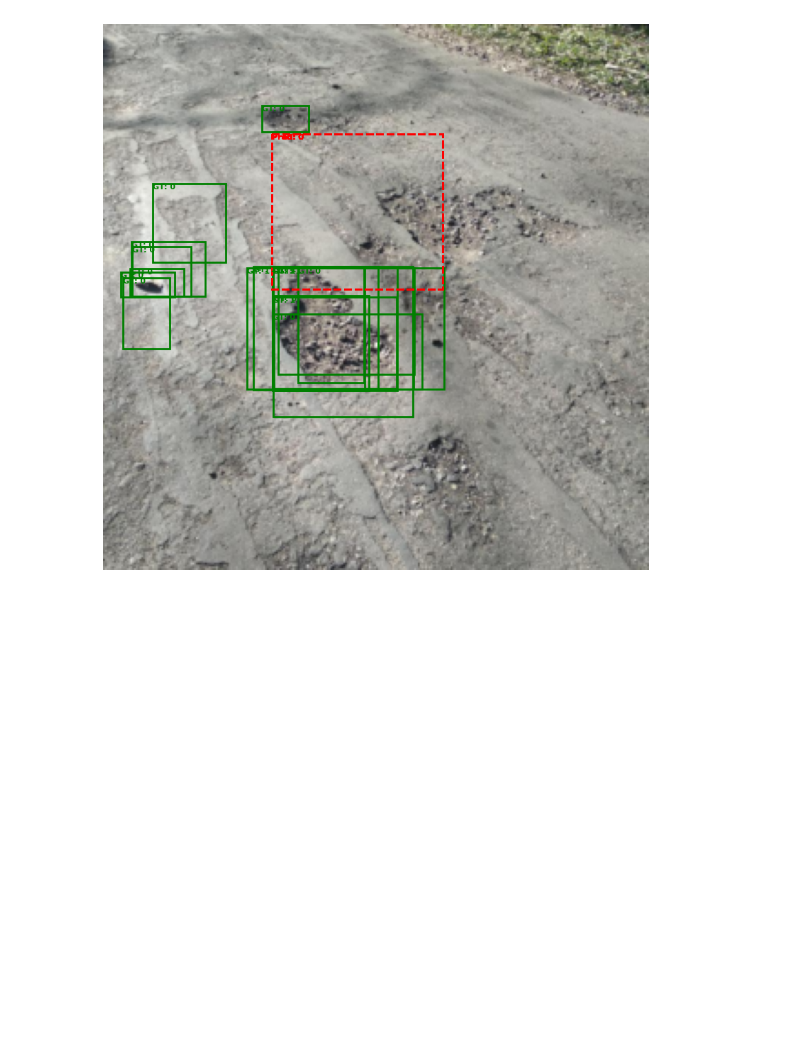
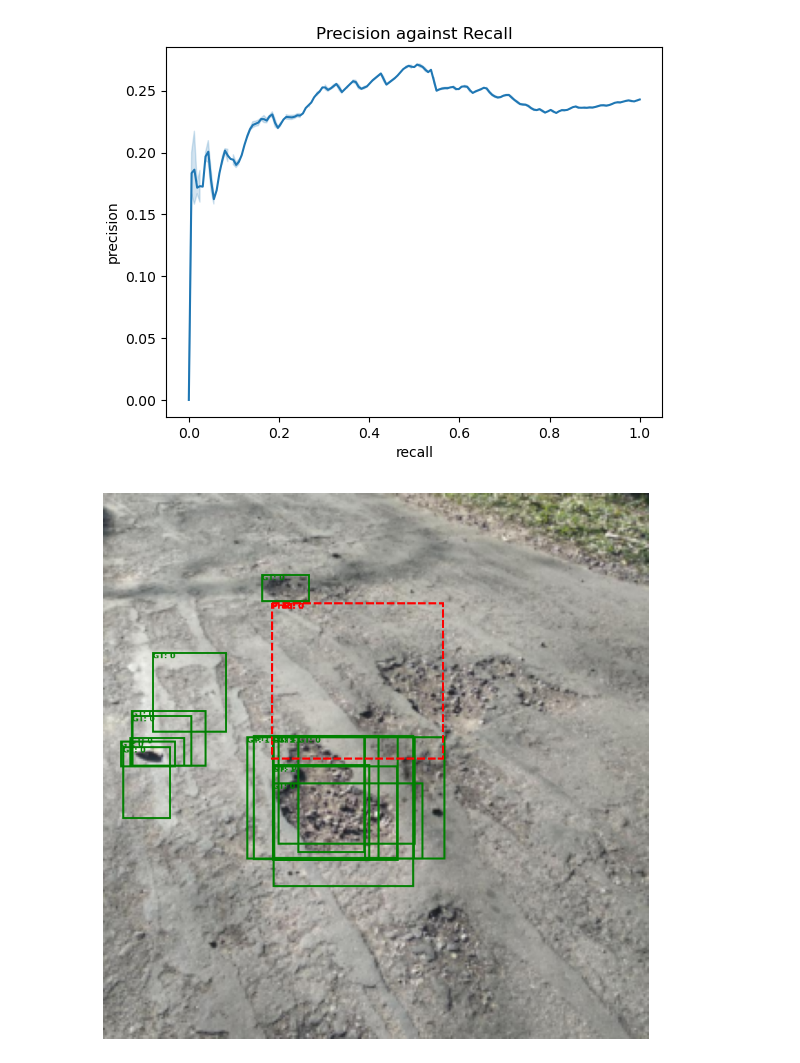
Before and after one commit to johannebirkchristensen/Detection_deeplearning_in_computervision, a Jupyter notebook: Training_CNN.ipynb, the cells around one changed output. Cells and saved outputs as stored; diff of their text form; code cells hidden in the pictures; blank space fills up the shorter version.

```diff
--- a/Training_CNN.ipynb
+++ b/Training_CNN.ipynb
@@ -237,7 +235,7 @@ class ObjectDetectionDataset(Dataset):
         self.data = data
         self.image_size = image_size
         self.transform = transforms.Compose([
-            transforms.Resize(image_size),
+            # transforms.Resize(image_size),
             transforms.ToTensor()
         ]
                                             )
@@ -265,15 +263,15 @@ class ObjectDetectionDataset(Dataset):
 
         # Scale each proposal box
         scaled_proposals = [[
-            box[0] * scale_x,
-            box[1] * scale_y,
-            box[2] * scale_x,
-            box[3] * scale_y
+            box[0],
+            box[1],
+            box[2],
+            box[3]
         ] for box in proposals]
 
         return {
             'image': image,
-            'proposals': torch.tensor(scaled_proposals, dtype=torch.float),
+            'proposals': proposals,
             'labels': torch.tensor([1 if label == 1 else 0 for label in labels], dtype=torch.long)
         }
 
@@ -308,4 +306,5 @@ tensor(0.2347)
 # %%
+
 import torch
 import torch.optim as optim
 import torch.nn as nn
@@ -380,6 +379,7 @@ def train_one_epoch(model, t_dataloader, val_dataloader, optimizer, classificati
             for i, proposal in enumerate(proposals):
                 # Extract each proposal region from the image
                 x, y, w, h = proposal.int()
+
                 proposal_region = image[:, :, y:y+h, x:x+w]
 
                 # Resize the cropped proposal region to the model's expected input size
@@ -409,7 +409,7 @@ def train_one_epoch(model, t_dataloader, val_dataloader, optimizer, classificati
 device = torch.device("cuda" if torch.cuda.is_available() else "cpu")
 model.to(device)
 # Training loop
-num_epochs = 10  # Adjust the number of epochs as needed
+num_epochs = 5  # Adjust the number of epochs as needed
 val_loss_old = 100
 best_model = None
 for epoch in range(num_epochs):
@@ -534,0 +563,43 @@ tensor(0.2744)
+# %%
+import numpy as np
+import pandas as pd
+import seaborn as sns
+import matplotlib.pyplot as plt
+class Prec_recall_stats():
+    def __init__(self, classes, pred):
+        df = pd.DataFrame({"class": classes, "pred": pred})
+        df = df.sort_values("pred", ascending=False)
+        precision = []
+        recall = []
+        n_true = []
+        true_count = 0
+        positives = sum(df["class"])
+        i = 0
+        for index, dic in df.iterrows():
+            i += 1
+            true_count += dic["class"]
+            recall.append(true_count/positives)
+            precision.append(true_count/(i))
+            n_true
+        self.df = df.assign(
+            precision=precision,
+            recall=recall
+            )
+
+    def calc_avg_prec(self):
+        return self.df.agg({"pred": "mean"}).pred
+
+    def get_prec_recall_df(self):
+        return self.df
+
+    def sick_plot(self):
+        sns.lineplot(self.df, y="precision", x="recall")
+        plt.title("Precision against Recall")
+
+classes = true_array
+predictions = class_prob
+Prec_recall_stats(classes, predictions).calc_avg_prec()
+Prec_recall_stats(classes, predictions).sick_plot()
+# Prec_recall_stats(classes, predictions).get()
+# %% [output]
+[figure, added]
```
Also changed, not shown: parts of 11 cells of this notebook.
